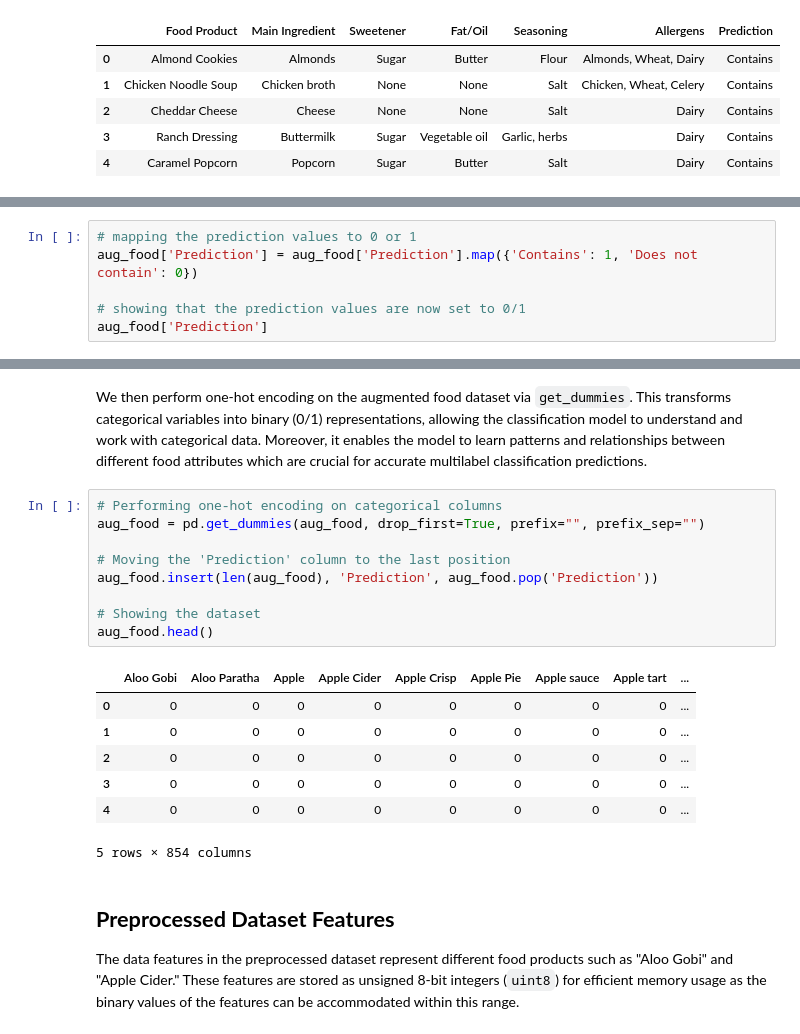
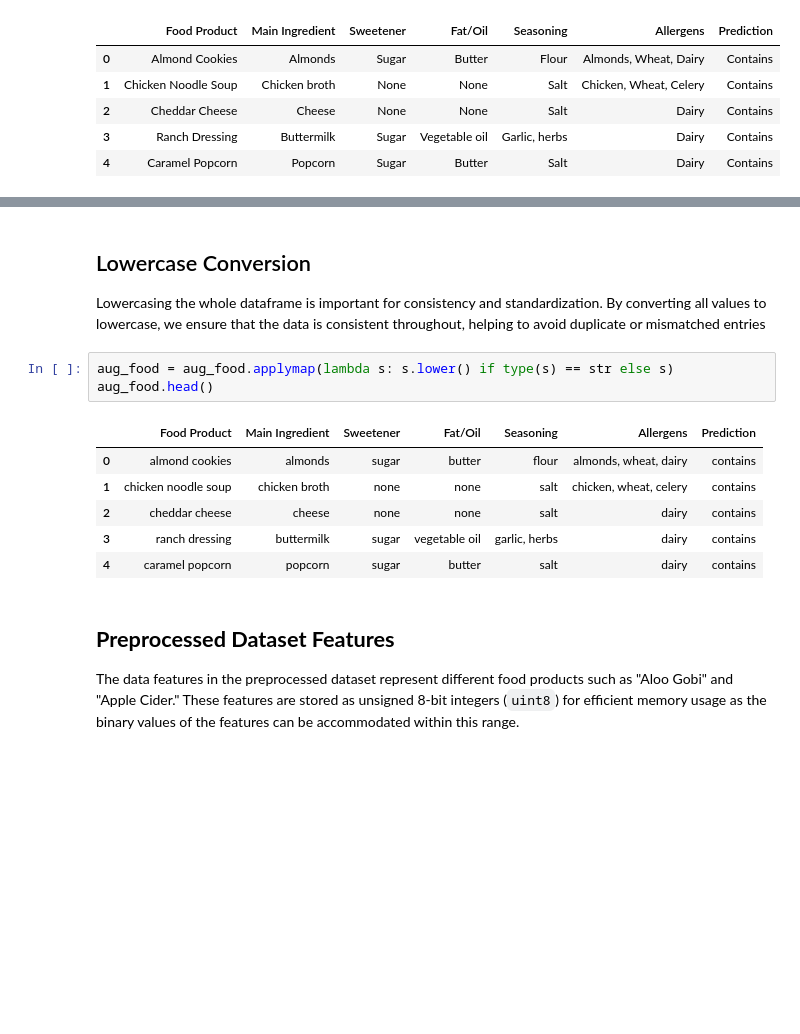
Before and after one commit to splasherzz/food-allergen-detector, a Jupyter notebook: project code/Project Code.ipynb, the cells around one changed output, grey strips where cells are left out. Drawn from its saved outputs; the diff is of its cells as text; blank space fills up the shorter version.

```diff
--- a/project code/Project Code.ipynb
+++ b/project code/Project Code.ipynb
@@ -216,6 +211,0 @@ After augmenting the dataset, we did categorical data encoding. To convert the q
-# %%
-# mapping the prediction values to 0 or 1
-aug_food['Prediction'] = aug_food['Prediction'].map({'Contains': 1, 'Does not contain': 0})
-
-# showing that the prediction values are now set to 0/1
-aug_food['Prediction']
@@ -235,22 +212,16 @@ Name: Prediction, Length: 400, dtype: int64
-# %% [markdown]
-We then perform one-hot encoding on the augmented food dataset via `get_dummies`. This transforms categorical variables into binary (0/1) representations, allowing the classification model to understand and work with categorical data. Moreover, it enables the model to learn patterns and relationships between different food attributes which are crucial for accurate multilabel classification predictions.
-# %%
-# Performing one-hot encoding on categorical columns
-aug_food = pd.get_dummies(aug_food, drop_first=True, prefix="", prefix_sep="")
-
-# Moving the 'Prediction' column to the last position
-aug_food.insert(len(aug_food), 'Prediction', aug_food.pop('Prediction'))
-
-# Showing the dataset
-aug_food.head()
-# %% [output]
-|  | Aloo Gobi | Aloo Paratha | Apple | Apple Cider | Apple Crisp | Apple Pie | Apple sauce | Apple tart | ... |
-| 0 | 0 | 0 | 0 | 0 | 0 | 0 | 0 | 0 | ... |
-| 1 | 0 | 0 | 0 | 0 | 0 | 0 | 0 | 0 | ... |
-| 2 | 0 | 0 | 0 | 0 | 0 | 0 | 0 | 0 | ... |
-| 3 | 0 | 0 | 0 | 0 | 0 | 0 | 0 | 0 | ... |
-| 4 | 0 | 0 | 0 | 0 | 0 | 0 | 0 | 0 | ... |
-5 rows × 854 columns
+# %% [markdown]
+## Lowercase Conversion
+Lowercasing the whole dataframe is important for consistency and standardization. By converting all values to lowercase, we ensure that the data is consistent throughout, helping to avoid duplicate or mismatched entries
+# %%
+aug_food = aug_food.applymap(lambda s: s.lower() if type(s) == str else s)
+aug_food.head()
+# %% [output]
+|  | Food Product | Main Ingredient | Sweetener | Fat/Oil | Seasoning | Allergens | Prediction |
+| 0 | almond cookies | almonds | sugar | butter | flour | almonds, wheat, dairy | contains |
+| 1 | chicken noodle soup | chicken broth | none | none | salt | chicken, wheat, celery | contains |
+| 2 | cheddar cheese | cheese | none | none | salt | dairy | contains |
+| 3 | ranch dressing | buttermilk | sugar | vegetable oil | garlic, herbs | dairy | contains |
+| 4 | caramel popcorn | popcorn | sugar | butter | salt | dairy | contains |
 # %% [markdown]
 ## **Preprocessed Dataset Features**
 
```
Also changed, not shown: parts of 29 cells of this notebook.
